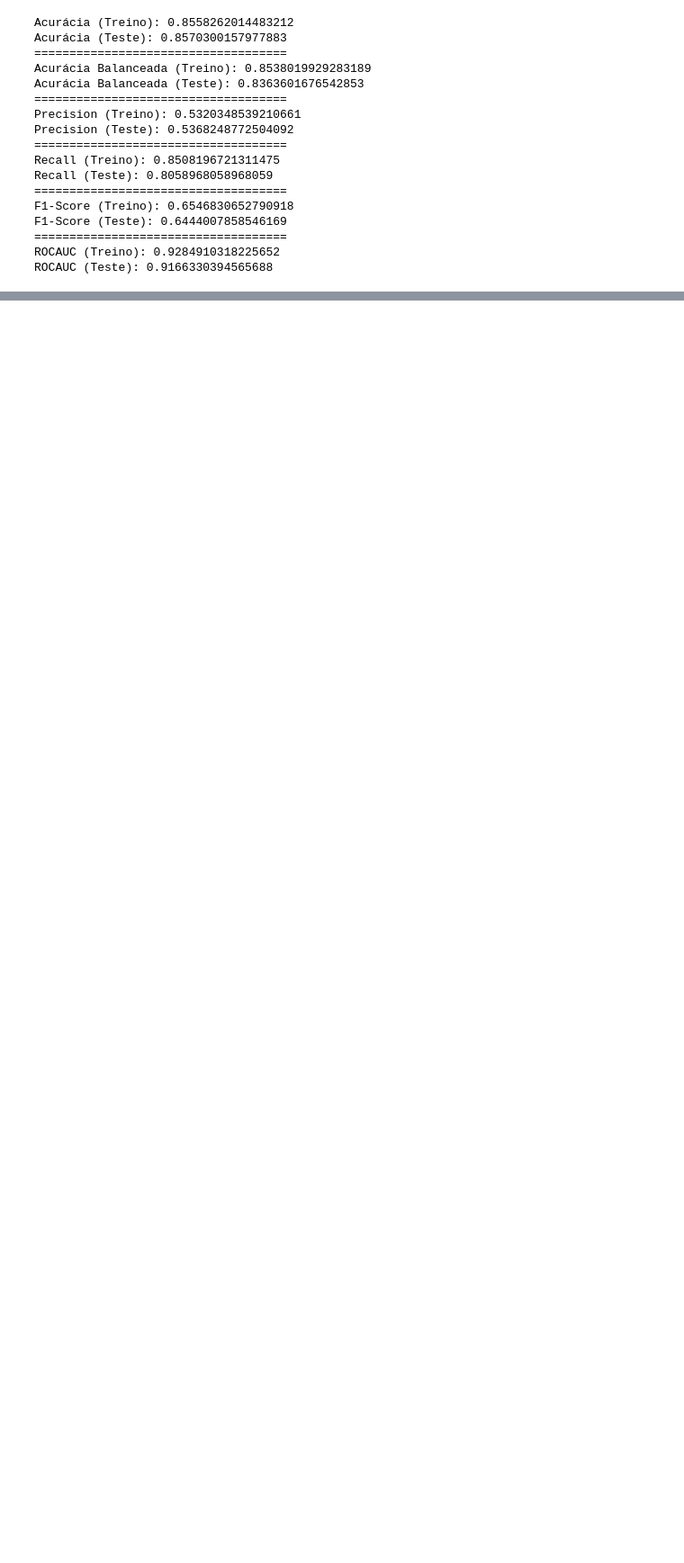
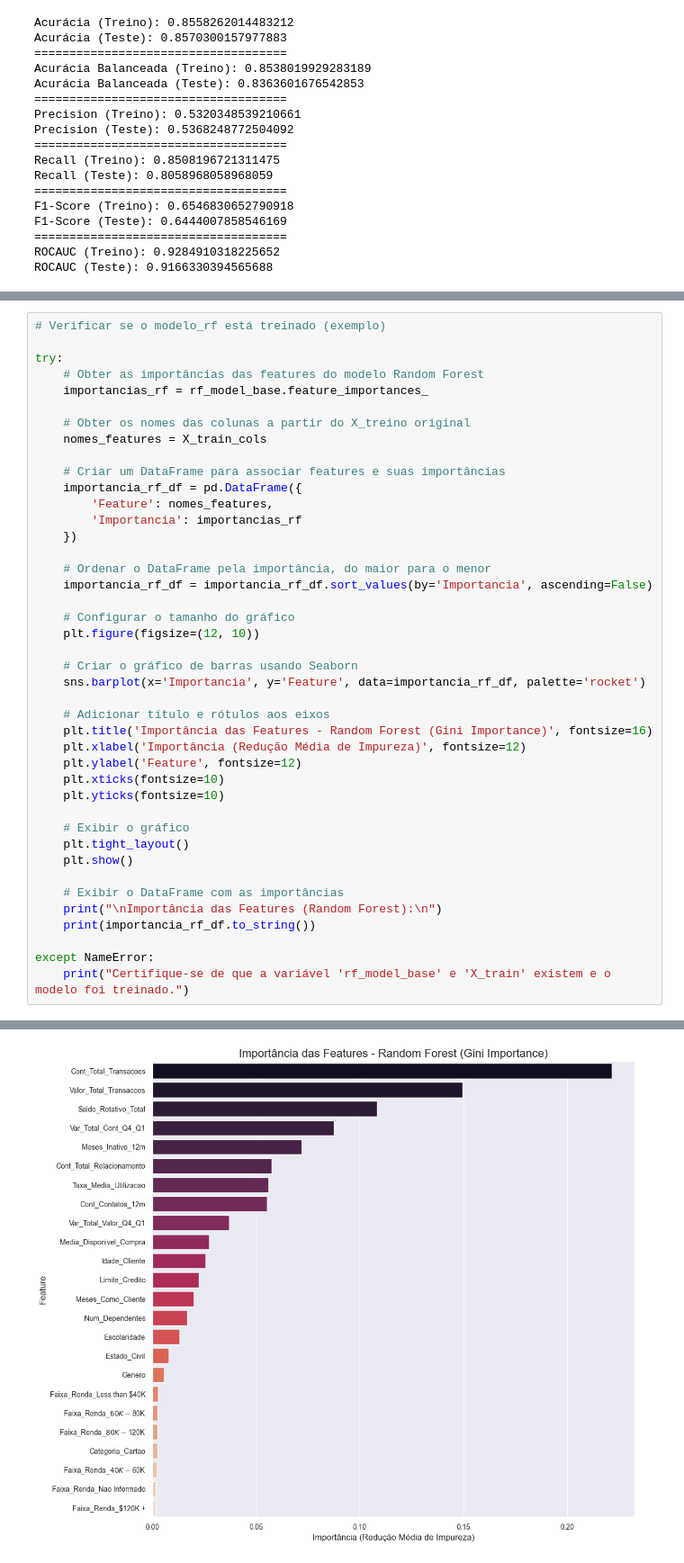
Before and after one commit to leoncio90/CLASSIFICACAO_RISCO_DE_CHURN, a Jupyter notebook: Tratamento_De_Dados.ipynb, the cells around one changed output, grey strips where cells are left out. Shown: that part at 90% size. Saved outputs shown, nothing was run; the diff lists cells and outputs as text; blank space fills up the shorter version.

```diff
--- a/Tratamento_De_Dados.ipynb
+++ b/Tratamento_De_Dados.ipynb
@@ -889,0 +957,43 @@ ROCAUC (Teste): 0.9166330394565688
+# %%
+# Verificar se o modelo_rf está treinado (exemplo)
+
+try:
+    # Obter as importâncias das features do modelo Random Forest
+    importancias_rf = rf_model_base.feature_importances_
+
+    # Obter os nomes das colunas a partir do X_treino original
+    nomes_features = X_train_cols
+
+    # Criar um DataFrame para associar features e suas importâncias
+    importancia_rf_df = pd.DataFrame({
+        'Feature': nomes_features,
+        'Importancia': importancias_rf
+    })
+
+    # Ordenar o DataFrame pela importância, do maior para o menor
+    importancia_rf_df = importancia_rf_df.sort_values(by='Importancia', ascending=False)
+
+    # Configurar o tamanho do gráfico
+    plt.figure(figsize=(12, 10))
+
+    # Criar o gráfico de barras usando Seaborn
+    sns.barplot(x='Importancia', y='Feature', data=importancia_rf_df, palette='rocket')
+
+    # Adicionar título e rótulos aos eixos
+    plt.title('Importância das Features - Random Forest (Gini Importance)', fontsize=16)
+    plt.xlabel('Importância (Redução Média de Impureza)', fontsize=12)
+    plt.ylabel('Feature', fontsize=12)
+    plt.xticks(fontsize=10)
+    plt.yticks(fontsize=10)
+
+    # Exibir o gráfico
+    plt.tight_layout()
+    plt.show()
+
+    # Exibir o DataFrame com as importâncias
+    print("\nImportância das Features (Random Forest):\n")
+    print(importancia_rf_df.to_string())
+
+except NameError:
+    print("Certifique-se de que a variável 'rf_model_base' e 'X_train' existem e o modelo foi treinado.")
+# %% [output]
@@ -889,0 +1003 @@ ROCAUC (Teste): 0.9166330394565688
+[figure, added]
```
Also changed, not shown: parts of 12 cells of this notebook, 4 other files.
